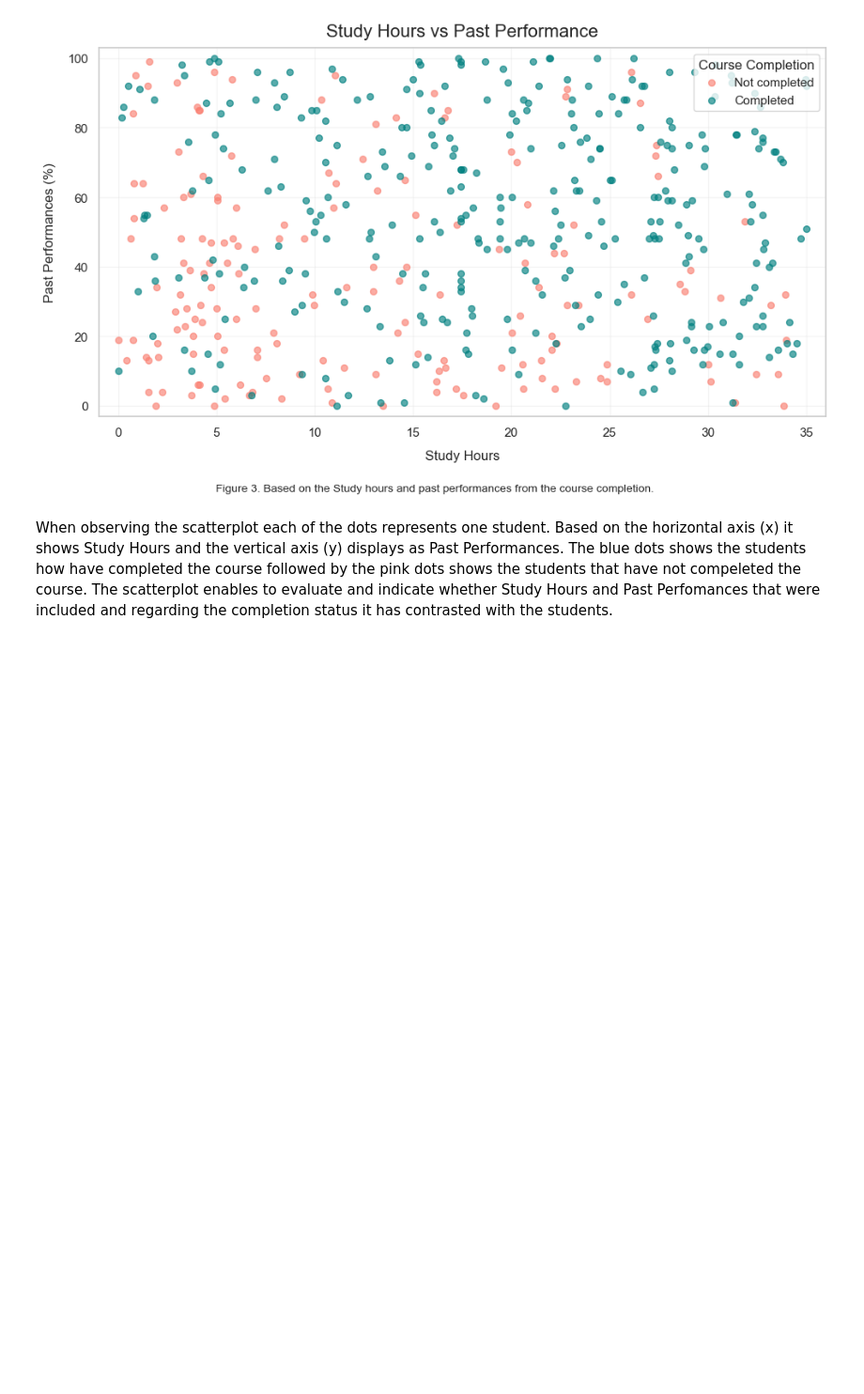
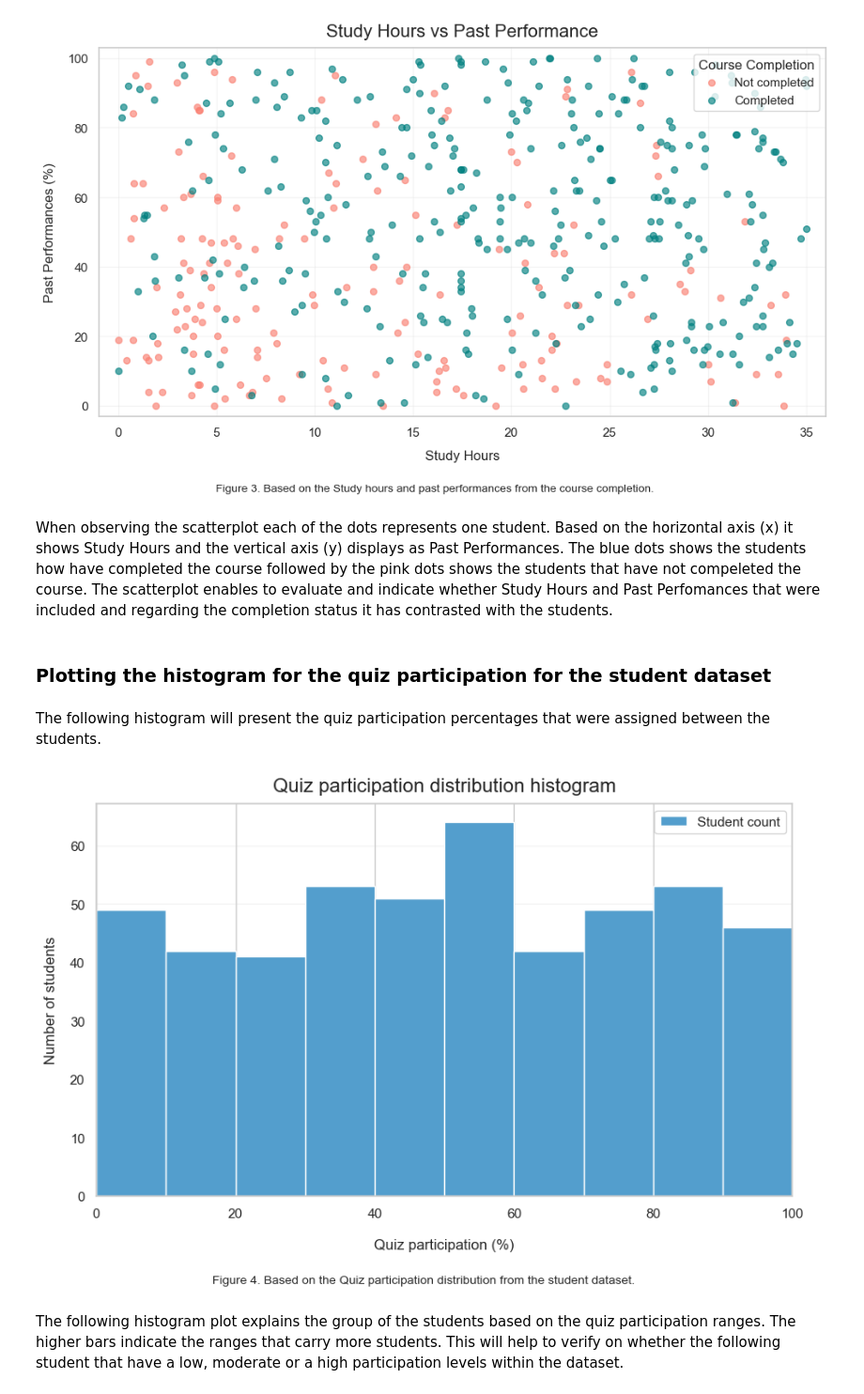
Before and after one commit to x26137216/CA1_AI_Programming, a Jupyter notebook: CA1_AI_Programming.ipynb, the cells around one changed output. Shown at 94% size. Drawn from its saved outputs; the diff is of its cells as text; code cells hidden in the pictures; blank space fills up the shorter version.

```diff
--- a/CA1_AI_Programming.ipynb
+++ b/CA1_AI_Programming.ipynb
@@ -688,3 +688,33 @@ plt.show()
 [figure]
 # %% [markdown]
 When observing the scatterplot each of the dots represents one student. Based on the horizontal axis (x) it shows Study Hours and the vertical axis (y) displays as Past Performances. The blue dots shows the students how have completed the course followed by the pink dots shows the students that have not compeleted the course. The scatterplot enables to evaluate and indicate whether Study Hours and Past Perfomances that were included and regarding the completion status it has contrasted with the students.
+# %% [markdown]
+### Plotting the histogram for the quiz participation for the student dataset
+# %% [markdown]
+The following histogram will present the quiz participation percentages that were assigned between the students.
+# %%
+# Applying the histogram for the quiz participation status as follows:
+
+# Setting the visual style for the barplot
+sns.set(style="whitegrid")
+
+plt.figure(figsize=(9,6))
+
+color_palette_histogram = sns.color_palette("Blues")[3]
+plt.hist(student_df_cleaned["Quiz participation"], bins=range(0, 111, 10),
+        color=color_palette_histogram, edgecolor="white", label="Student count")
+
+plt.title("Quiz participation distribution histogram", pad=10 ,fontsize=16)
+plt.xlabel("Quiz participation (%)", labelpad=15)
+plt.ylabel("Number of students", labelpad=10)
+plt.xlim(0, 100)
+plt.legend()
+plt.grid(axis="y", alpha=0.2)
+plt.figtext(0.5, 0.01, "Figure 4. Based on the Quiz participation distribution from the student dataset.", ha="center", fontsize=10)
+plt.tight_layout(rect=(0, 0.04, 1, 1))
+plt.savefig("Histogram_Quiz_Participation.png", dpi=300, bbox_inches="tight")
+plt.show()
+# %% [output]
+[figure, added]
+# %% [markdown]
+The following histogram plot explains the group of the students based on the quiz participation ranges. The higher bars indicate the ranges that carry more students. This will help to verify on whether the following student that have a low, moderate or a high participation levels within the dataset.
```
Also changed, not shown: 1 other file.
